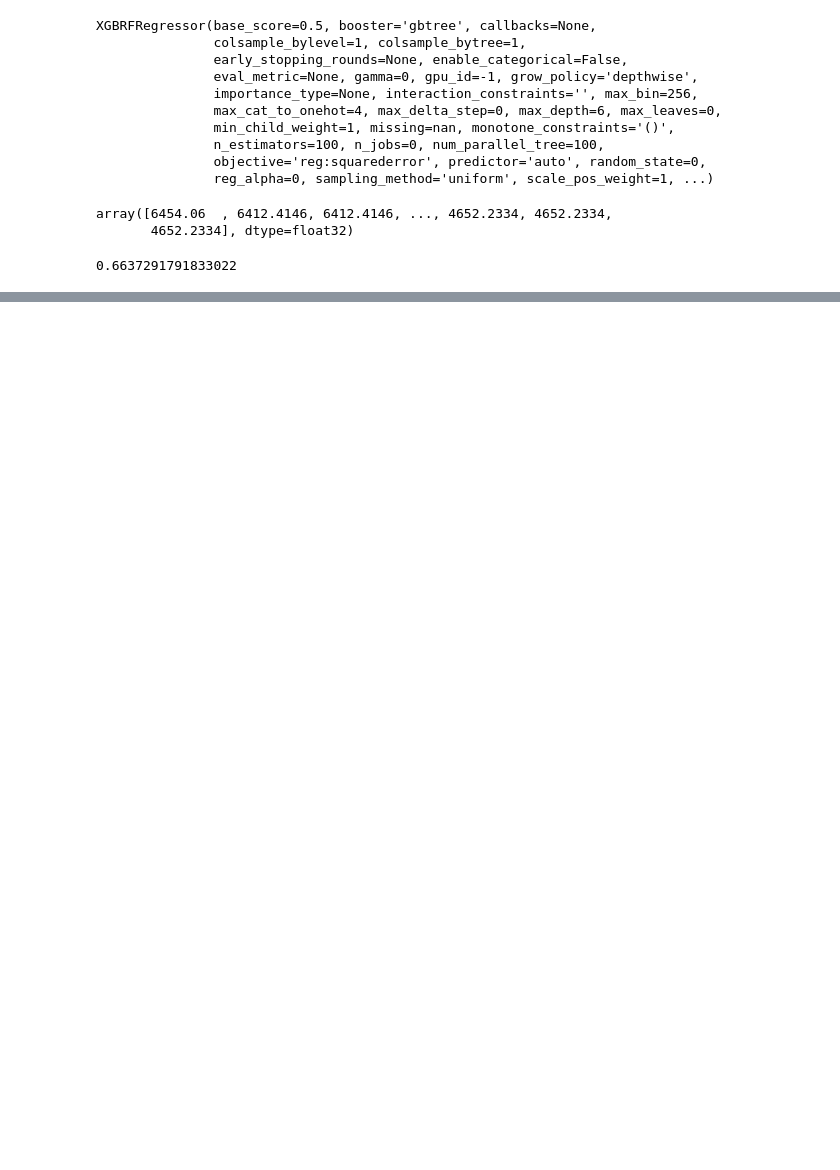
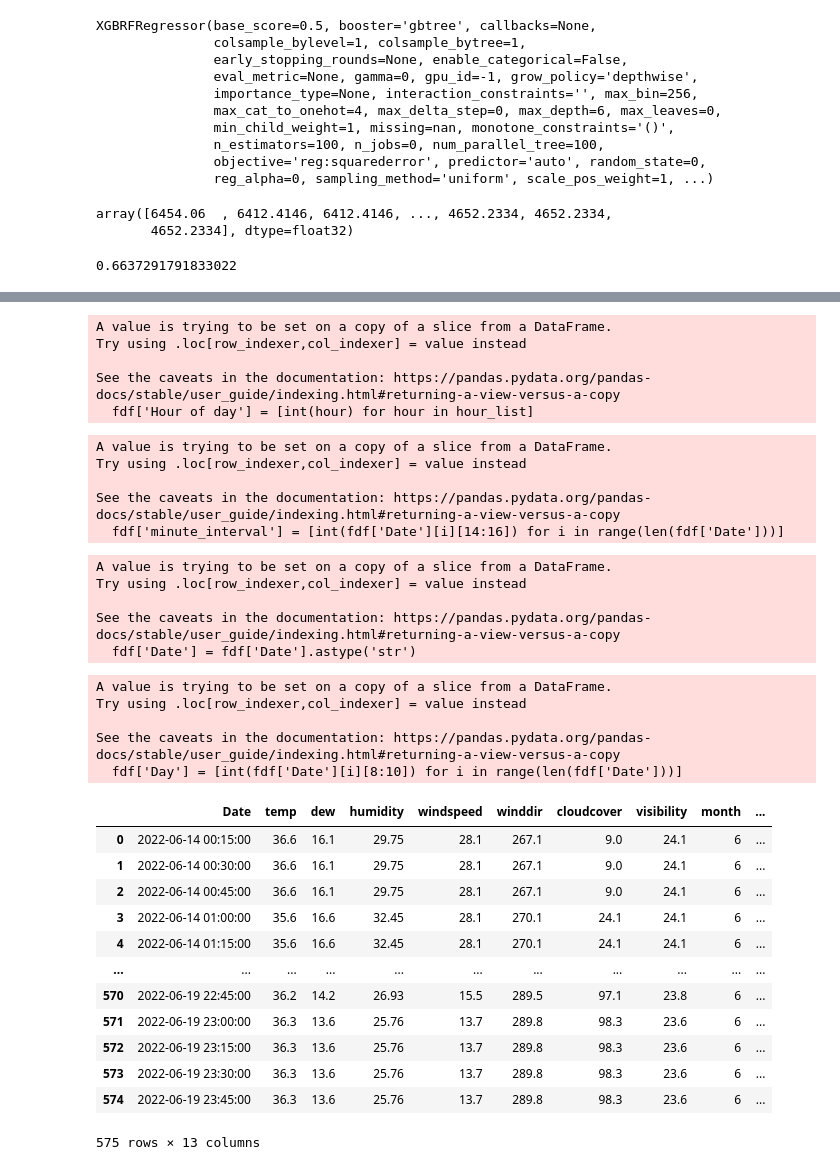
Before and after one commit to manansheel1991/Load_Forecasting_based_on_Weather_Data_and_Calendar_features, a Jupyter notebook: Classical_ML_Models/Partial_Regression_Model_Calendar_Features_Weather_Gradient_Boost_Data.ipynb, the cells around one changed output, grey strips where cells are left out. Cells and saved outputs as stored; diff of their text form; code cells hidden in the pictures; blank space fills up the shorter version.

```diff
--- a/Classical_ML_Models/Partial_Regression_Model_Calendar_Features_Weather_Gradient_Boost_Data.ipynb
+++ b/Classical_ML_Models/Partial_Regression_Model_Calendar_Features_Weather_Gradient_Boost_Data.ipynb
@@ -707,0 +893,6 @@ plt.show()
+# %%
+hour_list = []
+for time in fdf['Date']:
+    hour = str(time)[11:13]
+    hour_list.append(hour)
+hour_list
@@ -707,0 +917,46 @@ plt.show()
+# %%
+fdf['Hour of day'] = [int(hour) for hour in hour_list]
+# %% [output]
+A value is trying to be set on a copy of a slice from a DataFrame.
+Try using .loc[row_indexer,col_indexer] = value instead
+
+See the caveats in the documentation: https://pandas.pydata.org/pandas-docs/stable/user_guide/indexing.html#returning-a-view-versus-a-copy
+  fdf['Hour of day'] = [int(hour) for hour in hour_list]
+# %%
+fdf['minute_interval'] = [int(fdf['Date'][i][14:16]) for i in range(len(fdf['Date']))]
+# %% [output]
+A value is trying to be set on a copy of a slice from a DataFrame.
+Try using .loc[row_indexer,col_indexer] = value instead
+
+See the caveats in the documentation: https://pandas.pydata.org/pandas-docs/stable/user_guide/indexing.html#returning-a-view-versus-a-copy
+  fdf['minute_interval'] = [int(fdf['Date'][i][14:16]) for i in range(len(fdf['Date']))]
+# %%
+fdf['Date'] = fdf['Date'].astype('str')
+# %% [output]
+A value is trying to be set on a copy of a slice from a DataFrame.
+Try using .loc[row_indexer,col_indexer] = value instead
+
+See the caveats in the documentation: https://pandas.pydata.org/pandas-docs/stable/user_guide/indexing.html#returning-a-view-versus-a-copy
+  fdf['Date'] = fdf['Date'].astype('str')
+# %%
+fdf['Day'] = [int(fdf['Date'][i][8:10]) for i in range(len(fdf['Date']))]
+fdf
+# %% [output]
+A value is trying to be set on a copy of a slice from a DataFrame.
+Try using .loc[row_indexer,col_indexer] = value instead
+
+See the caveats in the documentation: https://pandas.pydata.org/pandas-docs/stable/user_guide/indexing.html#returning-a-view-versus-a-copy
+  fdf['Day'] = [int(fdf['Date'][i][8:10]) for i in range(len(fdf['Date']))]
+|  | Date | temp | dew | humidity | windspeed | winddir | cloudcover | visibility | month | ... |
+| 0 | 2022-06-14 00:15:00 | 36.6 | 16.1 | 29.75 | 28.1 | 267.1 | 9.0 | 24.1 | 6 | ... |
+| 1 | 2022-06-14 00:30:00 | 36.6 | 16.1 | 29.75 | 28.1 | 267.1 | 9.0 | 24.1 | 6 | ... |
+| 2 | 2022-06-14 00:45:00 | 36.6 | 16.1 | 29.75 | 28.1 | 267.1 | 9.0 | 24.1 | 6 | ... |
+| 3 | 2022-06-14 01:00:00 | 35.6 | 16.6 | 32.45 | 28.1 | 270.1 | 24.1 | 24.1 | 6 | ... |
+| 4 | 2022-06-14 01:15:00 | 35.6 | 16.6 | 32.45 | 28.1 | 270.1 | 24.1 | 24.1 | 6 | ... |
+| ... | ... | ... | ... | ... | ... | ... | ... | ... | ... | ... |
+| 570 | 2022-06-19 22:45:00 | 36.2 | 14.2 | 26.93 | 15.5 | 289.5 | 97.1 | 23.8 | 6 | ... |
+| 571 | 2022-06-19 23:00:00 | 36.3 | 13.6 | 25.76 | 13.7 | 289.8 | 98.3 | 23.6 | 6 | ... |
+| 572 | 2022-06-19 23:15:00 | 36.3 | 13.6 | 25.76 | 13.7 | 289.8 | 98.3 | 23.6 | 6 | ... |
+| 573 | 2022-06-19 23:30:00 | 36.3 | 13.6 | 25.76 | 13.7 | 289.8 | 98.3 | 23.6 | 6 | ... |
+| 574 | 2022-06-19 23:45:00 | 36.3 | 13.6 | 25.76 | 13.7 | 289.8 | 98.3 | 23.6 | 6 | ... |
+575 rows × 13 columns
```
Also changed, not shown: parts of 116 cells of this notebook, 1 other file.
